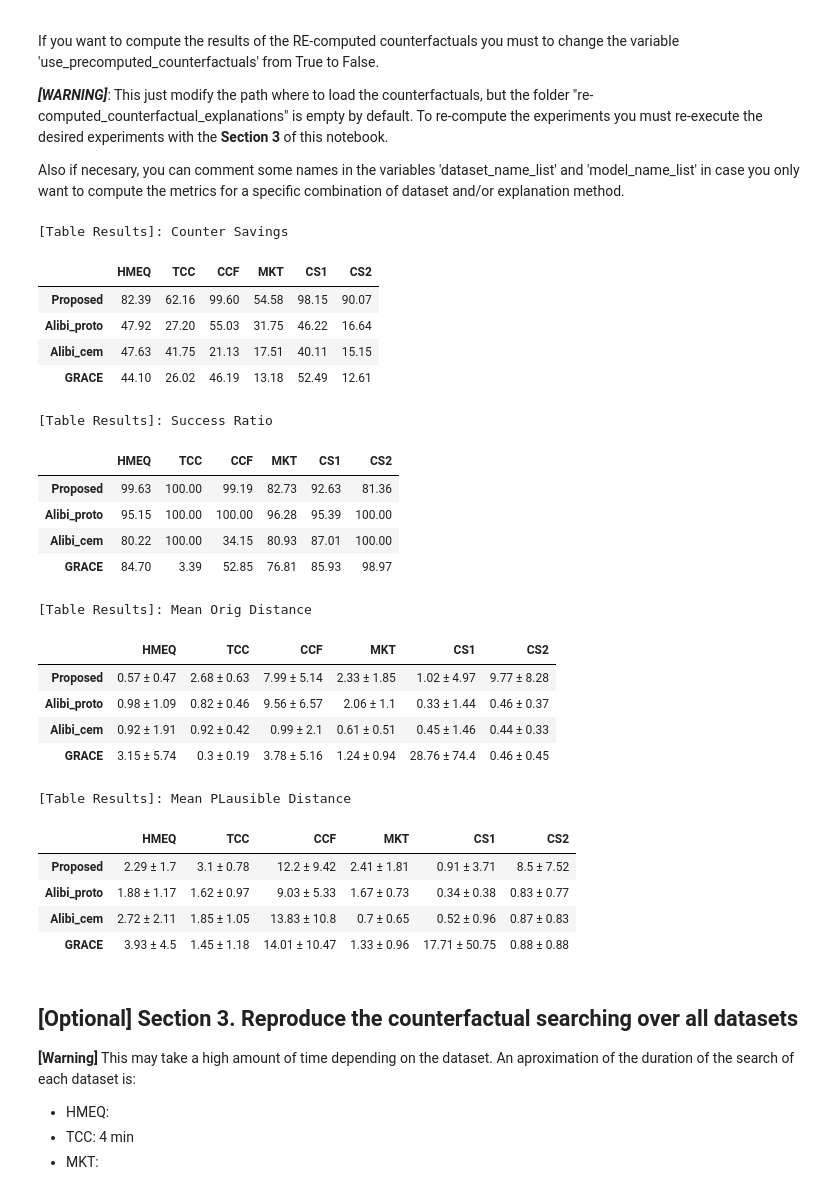
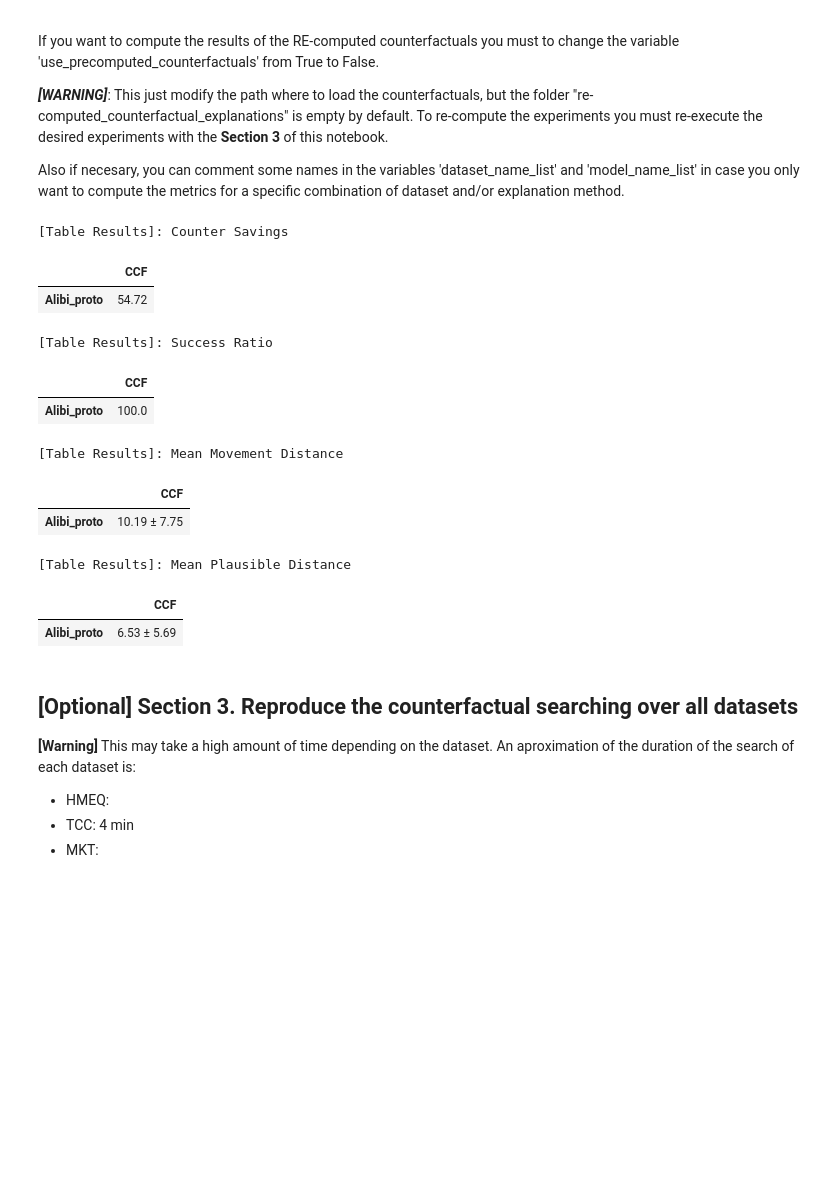
Before and after one commit to JavierMediaRB/EDCcounterfactuals, a Jupyter notebook: notebooks/Compute_experiments_with_Alibi_Proto.ipynb, the cells around one changed output. Saved outputs shown, nothing was run; the diff lists cells and outputs as text; code cells hidden in the pictures; blank space fills up the shorter version.

```diff
--- a/notebooks/Compute_experiments_with_Alibi_Proto.ipynb
+++ b/notebooks/Compute_experiments_with_Alibi_Proto.ipynb
@@ -49,77 +49,65 @@ Also if necesary, you can comment some names in the variables 'dataset_name_list
 # %%
 ########### Modificable params ###########
 dataset_name_list = [  # Comment any dataset to not compute the metrics of its counterfactuals.
-                     'HMEQ',
-                     'TCC',
+                     #'HMEQ',
+                     #'TCC',
                      'CCF',
-                     'MKT',
-                     'CS1',
-                     'CS2',
+                     #'MKT',
+                     #'CS1',
+                     #'CS2',
                      ]
 method_name_list = [  # Comment any method to not compute the metrics of its counterfactuals.
-                    'Proposed',
+                    #'Proposed',
                     'Alibi_proto',
-                    'Alibi_cem',
-                    'GRACE'
+                    #'Alibi_cem',
+                    #'GRACE'
                     ]
-use_precomputed_counterfactuals = True  # Change to False for compute metrics of RE-computed counterfactuals.
+use_precomputed_counterfactuals = False  # Change to False for compute metrics of RE-computed counterfactuals.
 verbose = False
 ##########################################
 
 if use_precomputed_counterfactuals:
     # To compute the resulting metrics of the PRE-computed counterfactuals
     load_experiments_path = path_precomputed_counterfactuals
 else:
     # To compute the resulting metrics of the RE-computed counterfactuals
     load_experiments_path = path_save_counterfactual
 
 final_results = compute_metrics(method_name_list=method_name_list,
                                 dataset_name_list=dataset_name_list,
                                 load_experiments_path=load_experiments_path,
                                 verbose=verbose)
 
 global_mean_orig_distance = final_results['global_mean_orig_distance']
 global_mean_plausible_distance = final_results['global_mean_plausible_distance']
 global_succeed_ratio = final_results['global_succeed_ratio']
 global_counter_savings = final_results['global_counter_savings']
 global_results_dict = final_results['global_results_dict']
 
 print("\n\n[Table Results]: Counter Savings")
 display(pandas.DataFrame(global_counter_savings).transpose())
 
 print("\n\n[Table Results]: Success Ratio")
 display(pandas.DataFrame(global_succeed_ratio).transpose())
 
-print("\n\n[Table Results]: Mean Orig Distance")
+print("\n\n[Table Results]: Mean Movement Distance")
 display(pandas.DataFrame(global_mean_orig_distance).transpose())
 
-print("\n\n[Table Results]: Mean PLausible Distance")
+print("\n\n[Table Results]: Mean Plausible Distance")
 display(pandas.DataFrame(global_mean_plausible_distance).transpose())
 # %% [output]
 [Table Results]: Counter Savings
-|  | HMEQ | TCC | CCF | MKT | CS1 | CS2 |
-| Proposed | 82.39 | 62.16 | 99.60 | 54.58 | 98.15 | 90.07 |
-| Alibi_proto | 47.92 | 27.20 | 55.03 | 31.75 | 46.22 | 16.64 |
-| Alibi_cem | 47.63 | 41.75 | 21.13 | 17.51 | 40.11 | 15.15 |
-| GRACE | 44.10 | 26.02 | 46.19 | 13.18 | 52.49 | 12.61 |
+|  | CCF |
+| Alibi_proto | 54.72 |
 [Table Results]: Success Ratio
-|  | HMEQ | TCC | CCF | MKT | CS1 | CS2 |
-| Proposed | 99.63 | 100.00 | 99.19 | 82.73 | 92.63 | 81.36 |
-| Alibi_proto | 95.15 | 100.00 | 100.00 | 96.28 | 95.39 | 100.00 |
-| Alibi_cem | 80.22 | 100.00 | 34.15 | 80.93 | 87.01 | 100.00 |
-| GRACE | 84.70 | 3.39 | 52.85 | 76.81 | 85.93 | 98.97 |
+|  | CCF |
+| Alibi_proto | 100.0 |
-[Table Results]: Mean Orig Distance
+[Table Results]: Mean Movement Distance
-|  | HMEQ | TCC | CCF | MKT | CS1 | CS2 |
-| Proposed | 0.57 ± 0.47 | 2.68 ± 0.63 | 7.99 ± 5.14 | 2.33 ± 1.85 | 1.02 ± 4.97 | 9.77 ± 8.28 |
-| Alibi_proto | 0.98 ± 1.09 | 0.82 ± 0.46 | 9.56 ± 6.57 | 2.06 ± 1.1 | 0.33 ± 1.44 | 0.46 ± 0.37 |
-| Alibi_cem | 0.92 ± 1.91 | 0.92 ± 0.42 | 0.99 ± 2.1 | 0.61 ± 0.51 | 0.45 ± 1.46 | 0.44 ± 0.33 |
-| GRACE | 3.15 ± 5.74 | 0.3 ± 0.19 | 3.78 ± 5.16 | 1.24 ± 0.94 | 28.76 ± 74.4 | 0.46 ± 0.45 |
+|  | CCF |
+| Alibi_proto | 10.19 ± 7.75 |
-[Table Results]: Mean PLausible Distance
+[Table Results]: Mean Plausible Distance
-|  | HMEQ | TCC | CCF | MKT | CS1 | CS2 |
-| Proposed | 2.29 ± 1.7 | 3.1 ± 0.78 | 12.2 ± 9.42 | 2.41 ± 1.81 | 0.91 ± 3.71 | 8.5 ± 7.52 |
-| Alibi_proto | 1.88 ± 1.17 | 1.62 ± 0.97 | 9.03 ± 5.33 | 1.67 ± 0.73 | 0.34 ± 0.38 | 0.83 ± 0.77 |
-| Alibi_cem | 2.72 ± 2.11 | 1.85 ± 1.05 | 13.83 ± 10.8 | 0.7 ± 0.65 | 0.52 ± 0.96 | 0.87 ± 0.83 |
-| GRACE | 3.93 ± 4.5 | 1.45 ± 1.18 | 14.01 ± 10.47 | 1.33 ± 0.96 | 17.71 ± 50.75 | 0.88 ± 0.88 |
+|  | CCF |
+| Alibi_proto | 6.53 ± 5.69 |
 # %% [markdown]
 ## [Optional]  Section 3. Reproduce the counterfactual searching over all datasets
 
```
Also changed, not shown: parts of 1 cell of this notebook, 18 other files.
